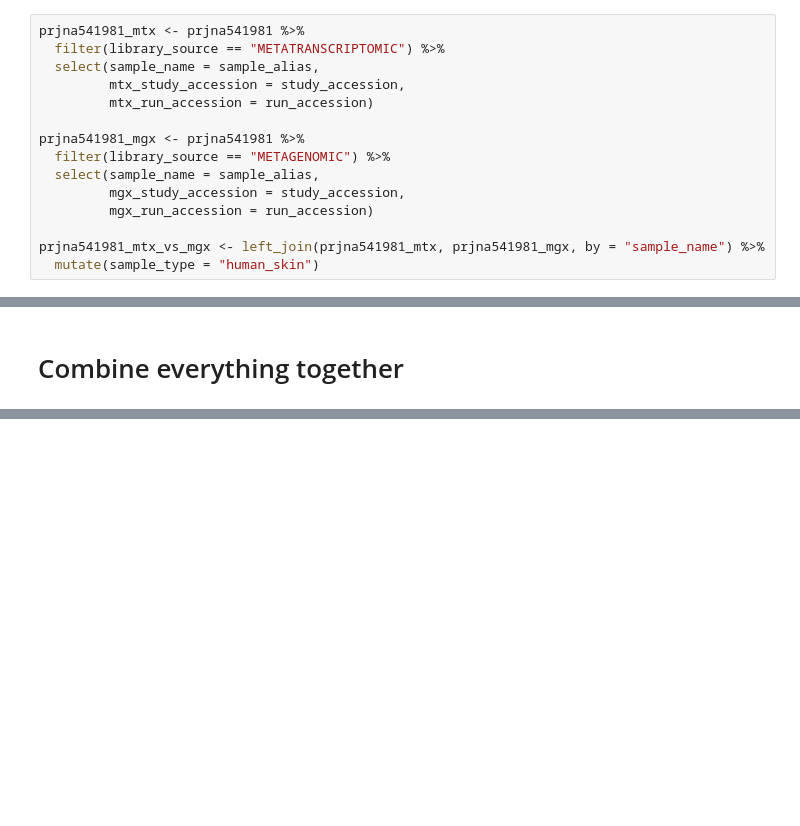
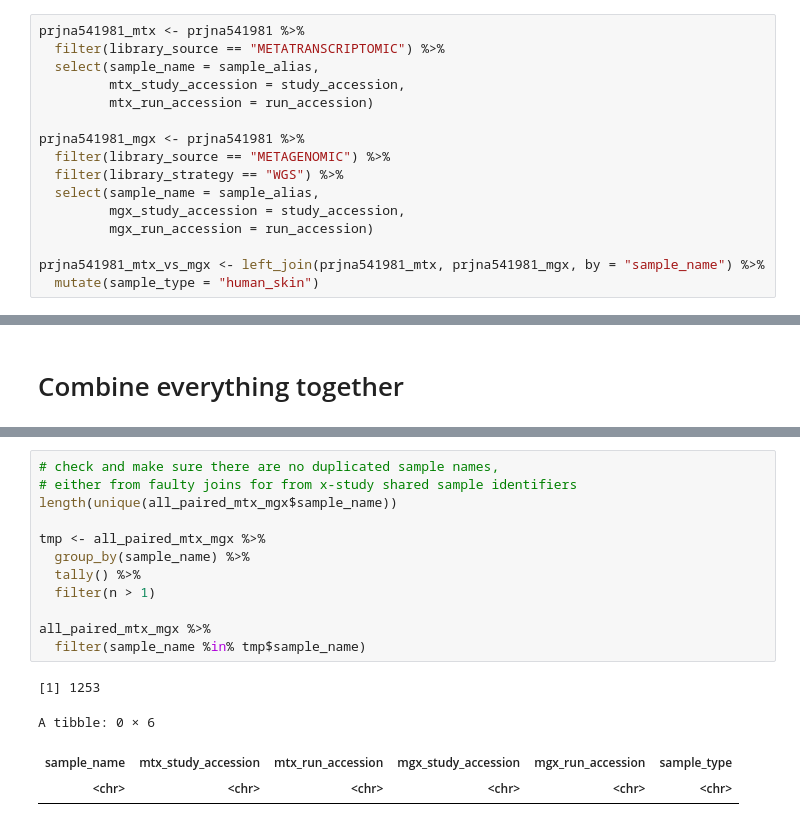
Before and after one commit to Arcadia-Science/2022-mtx-not-in-mgx-pairs, a Jupyter notebook: notebooks/20220816_parse_metadata_paired_mgx_mtx.ipynb, the cells around one changed output, grey strips where cells are left out. Drawn from its saved outputs; the diff is of its cells as text; blank space fills up the shorter version.

```diff
--- a/notebooks/20220816_parse_metadata_paired_mgx_mtx.ipynb
+++ b/notebooks/20220816_parse_metadata_paired_mgx_mtx.ipynb
@@ -422,6 +417,7 @@ prjna541981_mtx <- prjna541981 %>%
 
 prjna541981_mgx <- prjna541981 %>%
   filter(library_source == "METAGENOMIC") %>%
+  filter(library_strategy == "WGS") %>%
   select(sample_name = sample_alias,
          mgx_study_accession = study_accession,
          mgx_run_accession = run_accession)
@@ -965,0 +980,17 @@ A tibble: 6 × 6
+# %%
+# check and make sure there are no duplicated sample names,
+# either from faulty joins for from x-study shared sample identifiers
+length(unique(all_paired_mtx_mgx$sample_name))
+
+tmp <- all_paired_mtx_mgx %>%
+  group_by(sample_name) %>%
+  tally() %>%
+  filter(n > 1)
+
+all_paired_mtx_mgx %>%
+  filter(sample_name %in% tmp$sample_name)
+# %% [output]
+[1] 1253
+A tibble: 0 × 6
+| sample_name | mtx_study_accession | mtx_run_accession | mgx_study_accession | mgx_run_accession | sample_type |
+| <chr> | <chr> | <chr> | <chr> | <chr> | <chr> |
```
Also changed, not shown: parts of 3 cells of this notebook.
